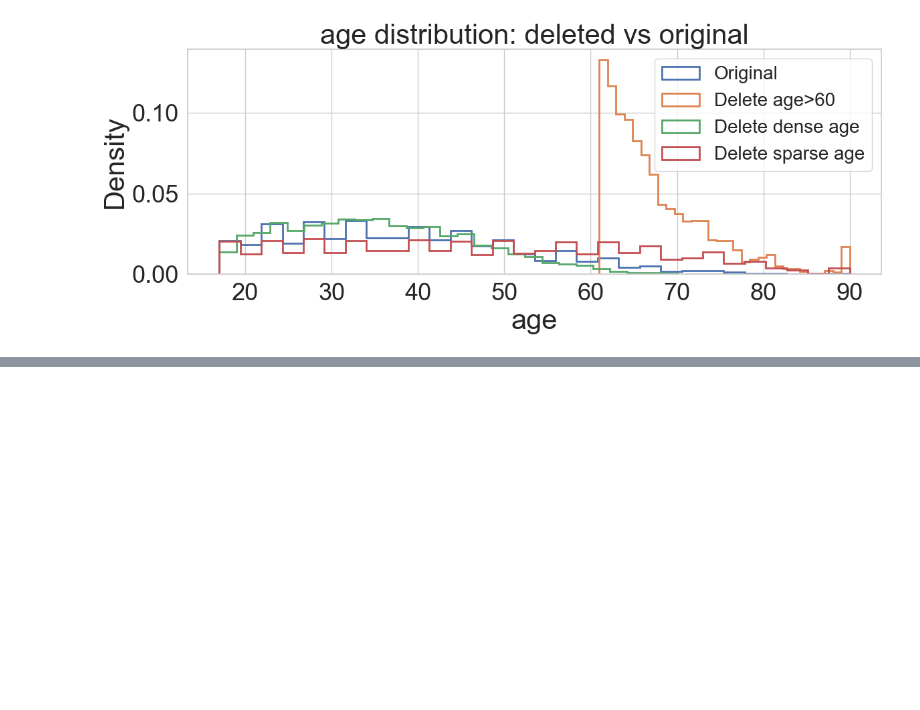
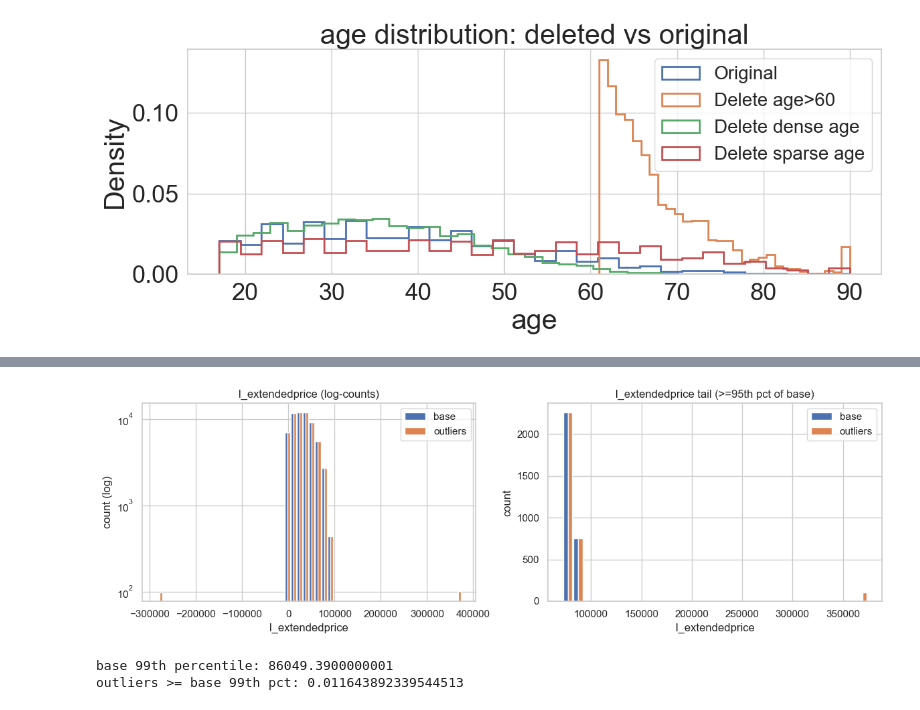
Before and after one commit to Liuguanli/DriftBench, a Jupyter notebook: driftbench/notebooks/plot_data.ipynb, the cells around one changed output, grey strips where cells are left out. Saved outputs shown, nothing was run; the diff lists cells and outputs as text; code cells hidden in the pictures; blank space fills up the shorter version.

```diff
--- a/driftbench/notebooks/plot_data.ipynb
+++ b/driftbench/notebooks/plot_data.ipynb
@@ -692,0 +829,46 @@ plot_deleted_vs_original(
+# %%
+# Outlier-focused view: side-by-side hist + tail zoom
+
+col = "l_extendedprice"
+base_vals = scenarios["base"]["lineitem"][col].dropna().astype(float)
+out_vals = scenarios["outliers"]["lineitem"][col].dropna().astype(float)
+
+# Percentile cutoffs for zoom
+p95 = np.percentile(base_vals, 95)
+p99 = np.percentile(base_vals, 99)
+
+def side_by_side_hist(ax, base, out, bins, title, log=False):
+    counts_base, edges = np.histogram(base, bins=bins)
+    counts_out, _ = np.histogram(out, bins=edges)
+    widths = np.diff(edges)
+    offset = widths * 0.22
+    ax.bar(edges[:-1] - offset, counts_base, width=widths * 0.45, align="edge", label="base")
+    ax.bar(edges[:-1] + offset, counts_out, width=widths * 0.45, align="edge", label="outliers")
+    if log:
+        ax.set_yscale("log")
+    ax.set_title(title)
+    ax.set_xlabel(col)
+    ax.set_ylabel("count" + (" (log)" if log else ""))
+    ax.legend()
+
+fig, axes = plt.subplots(1, 2, figsize=(12, 4))
+
+# Left: full range with log-counts
+bins = np.histogram_bin_edges(pd.concat([base_vals, out_vals], ignore_index=True), bins=50)
+side_by_side_hist(axes[0], base_vals, out_vals, bins, f"{col} (log-counts)", log=True)
+
+# Right: tail zoom (95-100 percentile of base)
+mask_base = base_vals >= p95
+mask_out = out_vals >= p95
+bins_tail = np.histogram_bin_edges(pd.concat([base_vals[mask_base], out_vals[mask_out]], ignore_index=True), bins=30)
+side_by_side_hist(axes[1], base_vals[mask_base], out_vals[mask_out], bins_tail, f"{col} tail (>=95th pct of base)")
+
+plt.tight_layout()
+plt.show()
+
+print("base 99th percentile:", p99)
+print("outliers >= base 99th pct:", (out_vals >= p99).mean())
+# %% [output]
+[figure, added]
+base 99th percentile: 86049.3900000001
+outliers >= base 99th pct: 0.011643892339544513
```
Also changed, not shown: parts of 4 cells of this notebook, 54 other files.
